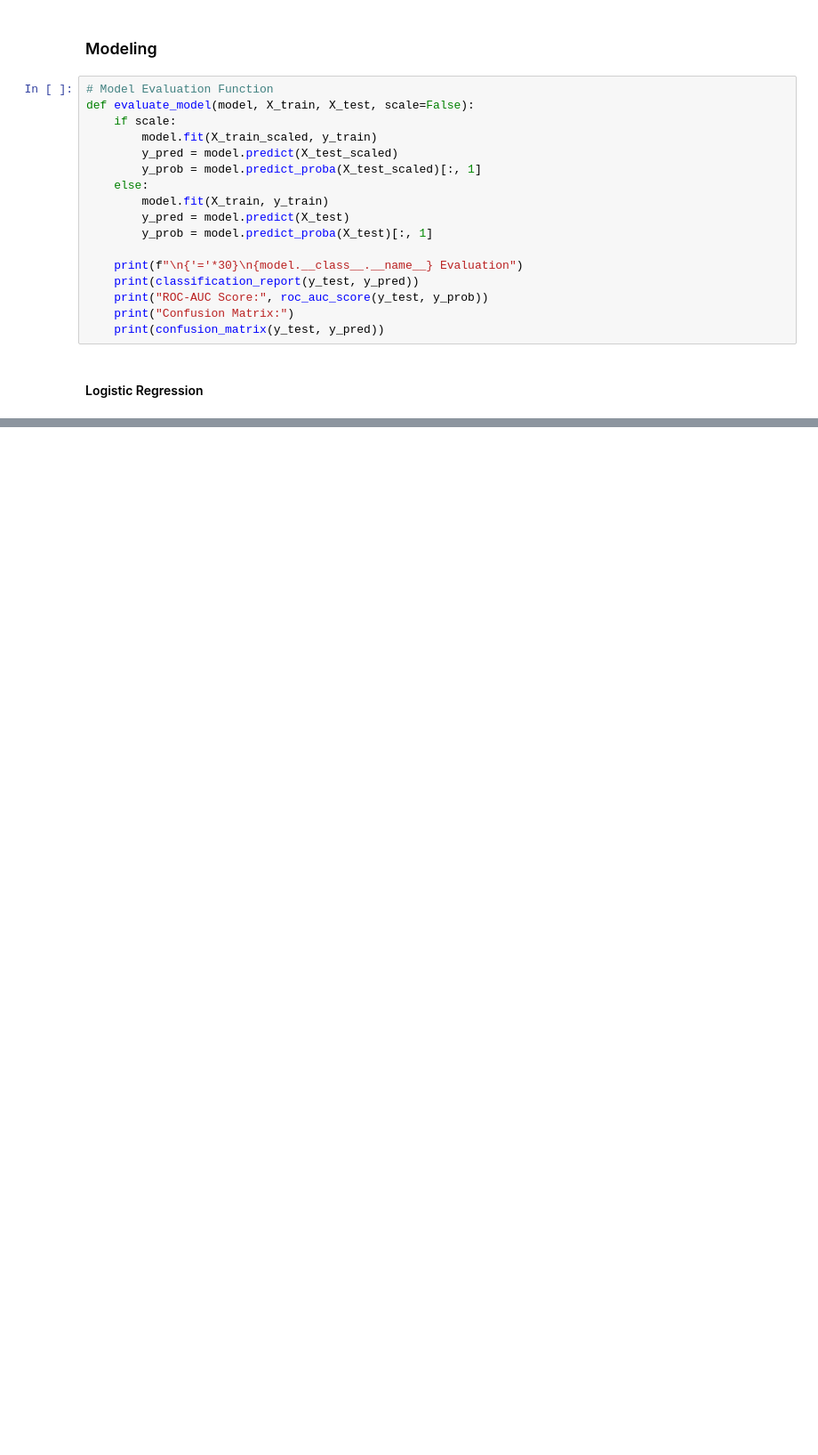
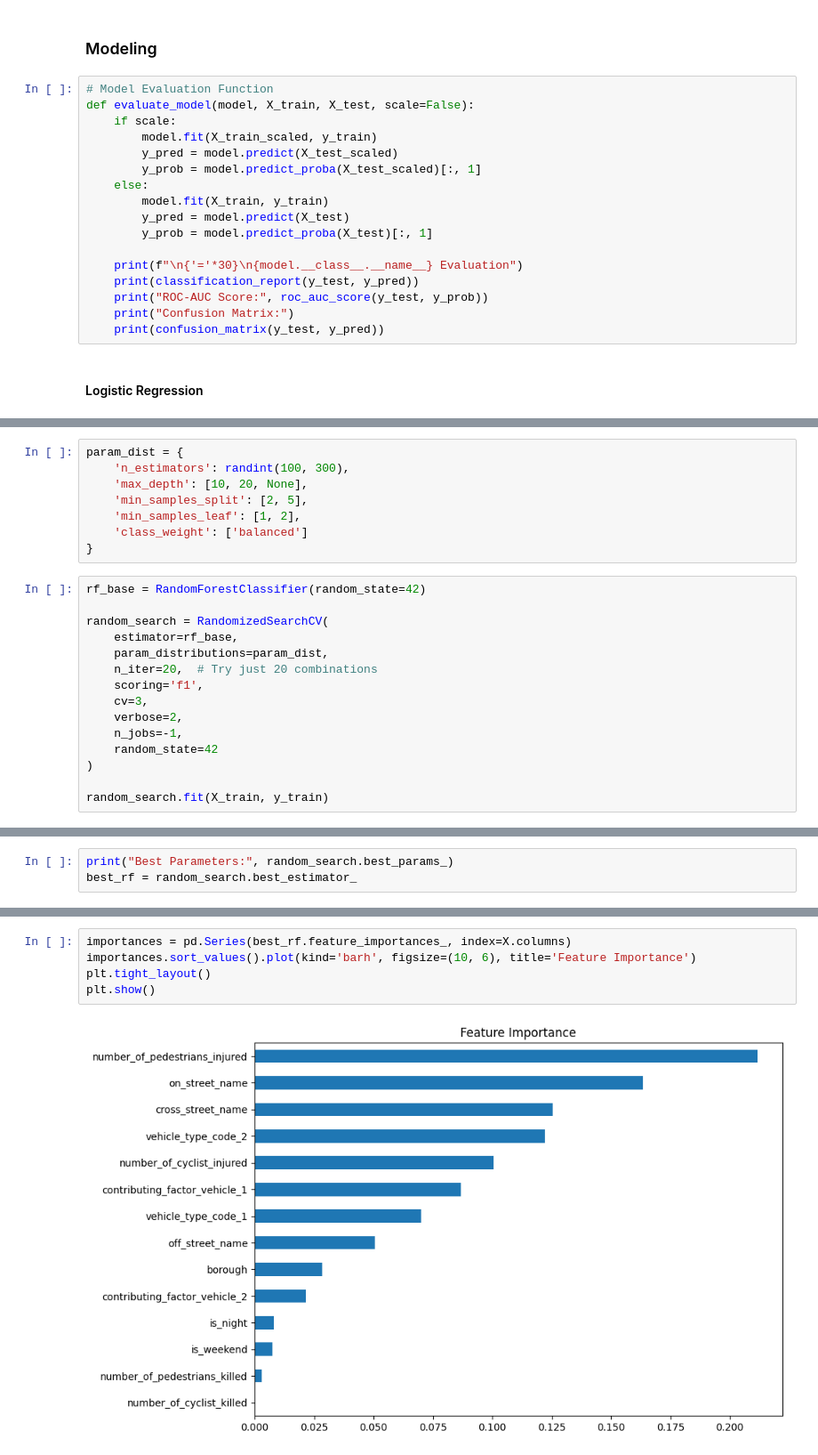
Before and after one commit to Henil-08/Motor-Vehicle-Collisions, a Jupyter notebook: 03_Modelling.ipynb, the cells around one changed output, grey strips where cells are left out. Shown at 89% size. Saved outputs shown, nothing was run; the diff lists cells and outputs as text; blank space fills up the shorter version.

```diff
--- a/03_Modelling.ipynb
+++ b/03_Modelling.ipynb
@@ -201,0 +253,23 @@ evaluate_model(rf, X_train, X_test)
+# %%
+param_dist = {
+    'n_estimators': randint(100, 300),
+    'max_depth': [10, 20, None],
+    'min_samples_split': [2, 5],
+    'min_samples_leaf': [1, 2],
+    'class_weight': ['balanced']
+}
+# %%
+rf_base = RandomForestClassifier(random_state=42)
+
+random_search = RandomizedSearchCV(
+    estimator=rf_base,
+    param_distributions=param_dist,
+    n_iter=20,  # Try just 20 combinations
+    scoring='f1',
+    cv=3,
+    verbose=2,
+    n_jobs=-1,
+    random_state=42
+)
+
+random_search.fit(X_train, y_train)
@@ -201,0 +302,3 @@ evaluate_model(rf, X_train, X_test)
+# %%
+print("Best Parameters:", random_search.best_params_)
+best_rf = random_search.best_estimator_
@@ -201,0 +325,7 @@ evaluate_model(rf, X_train, X_test)
+# %%
+importances = pd.Series(best_rf.feature_importances_, index=X.columns)
+importances.sort_values().plot(kind='barh', figsize=(10, 6), title='Feature Importance')
+plt.tight_layout()
+plt.show()
+# %% [output]
+[figure, added]
```
Also changed, not shown: parts of 16 cells of this notebook, 3 other files.
